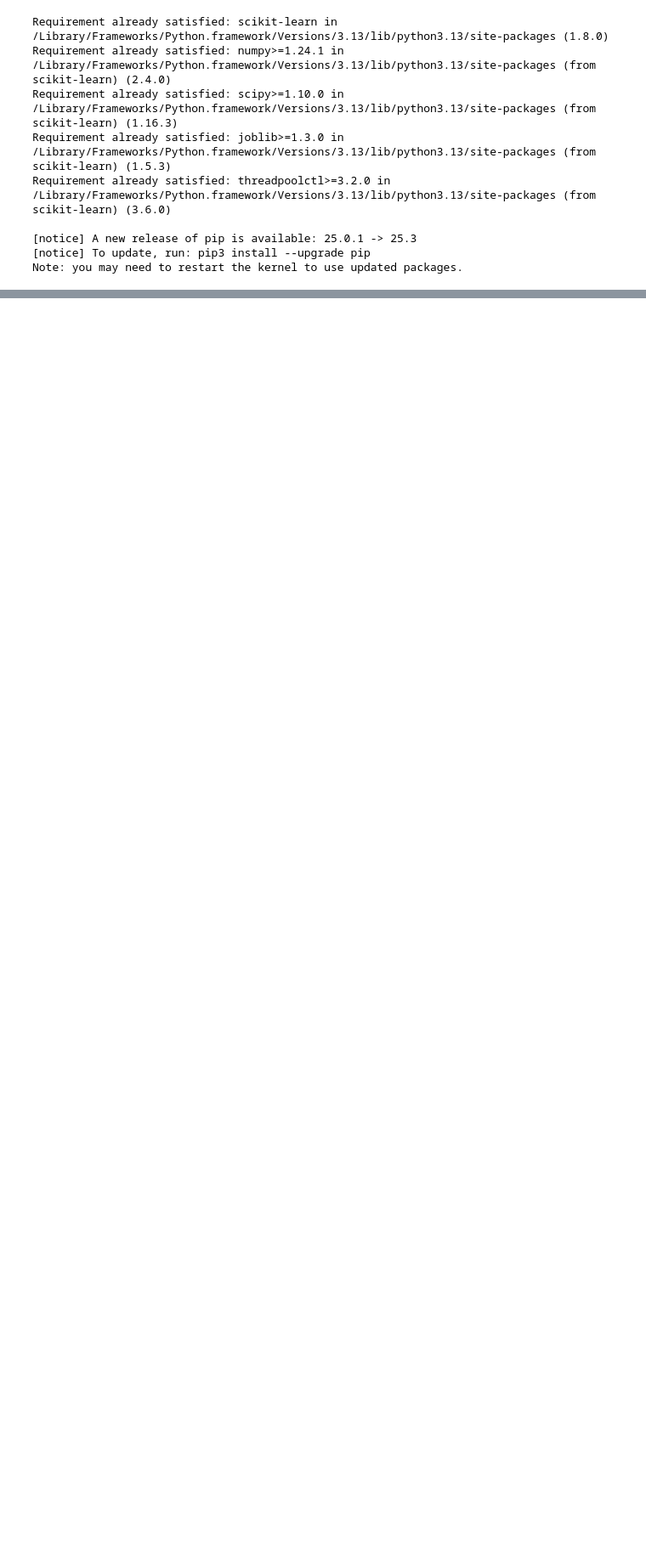
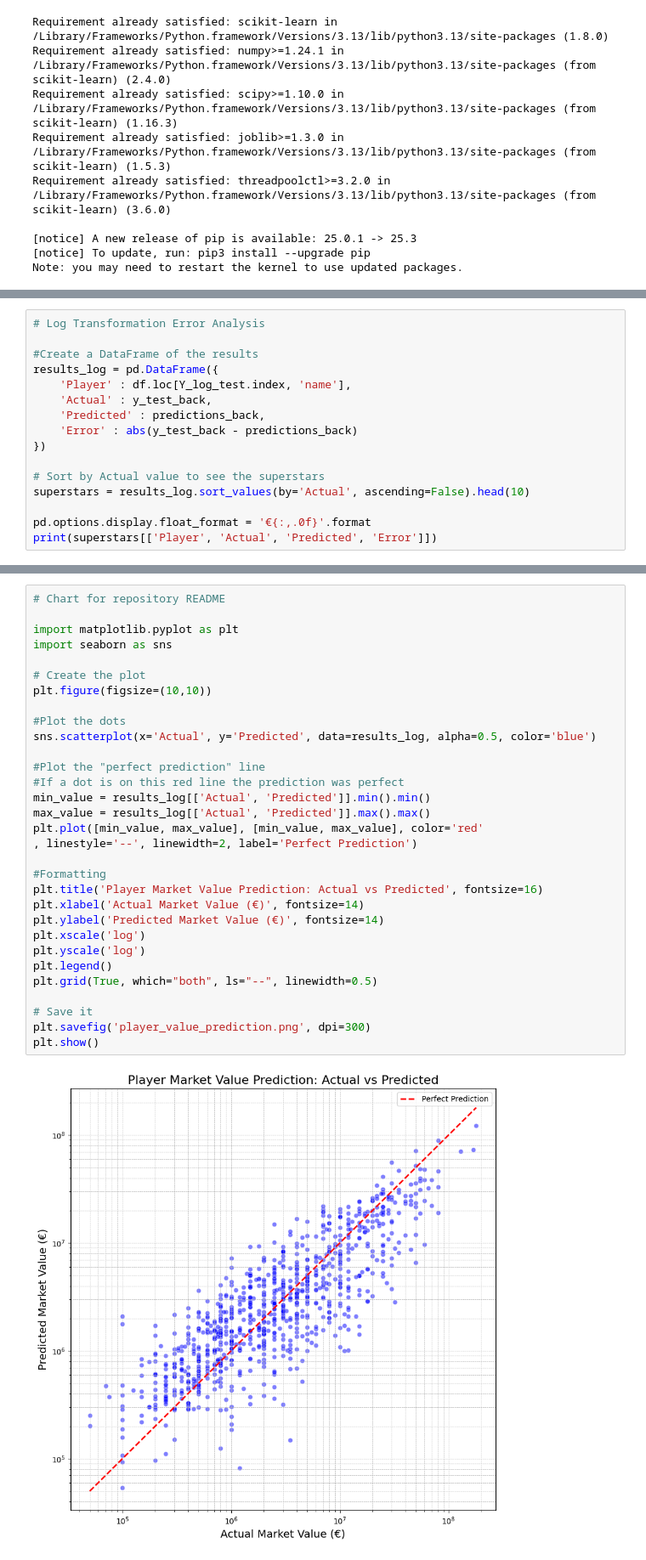
Before and after one commit to npockriss/soccer-transfer-valuation, a Jupyter notebook: notebooks/03_baseline_model.ipynb, the cells around one changed output, grey strips where cells are left out. Shown at 85% size. Saved outputs shown, nothing was run; the diff lists cells and outputs as text; blank space fills up the shorter version.

```diff
--- a/notebooks/03_baseline_model.ipynb
+++ b/notebooks/03_baseline_model.ipynb
@@ -73,0 +275,16 @@ print(top_errors[['Player', 'Actual', 'Predicted', 'Error']])
+# %%
+# Log Transformation Error Analysis
+
+#Create a DataFrame of the results
+results_log = pd.DataFrame({
+    'Player' : df.loc[Y_log_test.index, 'name'],
+    'Actual' : y_test_back,
+    'Predicted' : predictions_back,
+    'Error' : abs(y_test_back - predictions_back)
+})
+
+# Sort by Actual value to see the superstars
+superstars = results_log.sort_values(by='Actual', ascending=False).head(10)
+
+pd.options.display.float_format = '€{:,.0f}'.format
+print(superstars[['Player', 'Actual', 'Predicted', 'Error']])
@@ -73,0 +303,33 @@ print(top_errors[['Player', 'Actual', 'Predicted', 'Error']])
+# %%
+# Chart for repository README
+
+import matplotlib.pyplot as plt
+import seaborn as sns
+
+# Create the plot
+plt.figure(figsize=(10,10))
+
+#Plot the dots
+sns.scatterplot(x='Actual', y='Predicted', data=results_log, alpha=0.5, color='blue')
+
+#Plot the "perfect prediction" line
+#If a dot is on this red line the prediction was perfect
+min_value = results_log[['Actual', 'Predicted']].min().min()
+max_value = results_log[['Actual', 'Predicted']].max().max()
+plt.plot([min_value, max_value], [min_value, max_value], color='red'
+, linestyle='--', linewidth=2, label='Perfect Prediction')
+
+#Formatting
+plt.title('Player Market Value Prediction: Actual vs Predicted', fontsize=16)
+plt.xlabel('Actual Market Value (€)', fontsize=14)
+plt.ylabel('Predicted Market Value (€)', fontsize=14)
+plt.xscale('log')
+plt.yscale('log')
+plt.legend()
+plt.grid(True, which="both", ls="--", linewidth=0.5)
+
+# Save it
+plt.savefig('player_value_prediction.png', dpi=300)
+plt.show()
+# %% [output]
+[figure, added]
```
Also changed, not shown: parts of 9 cells of this notebook, 3 other files.
